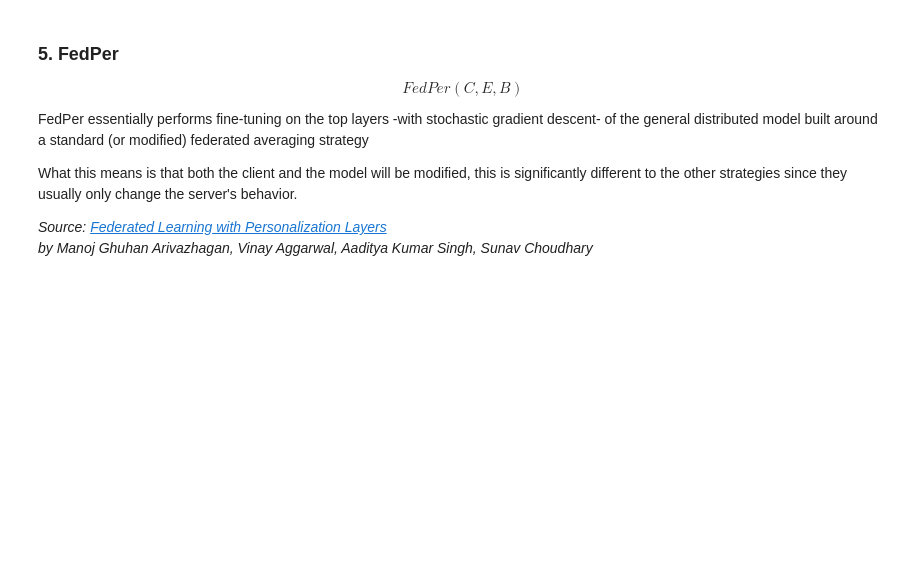
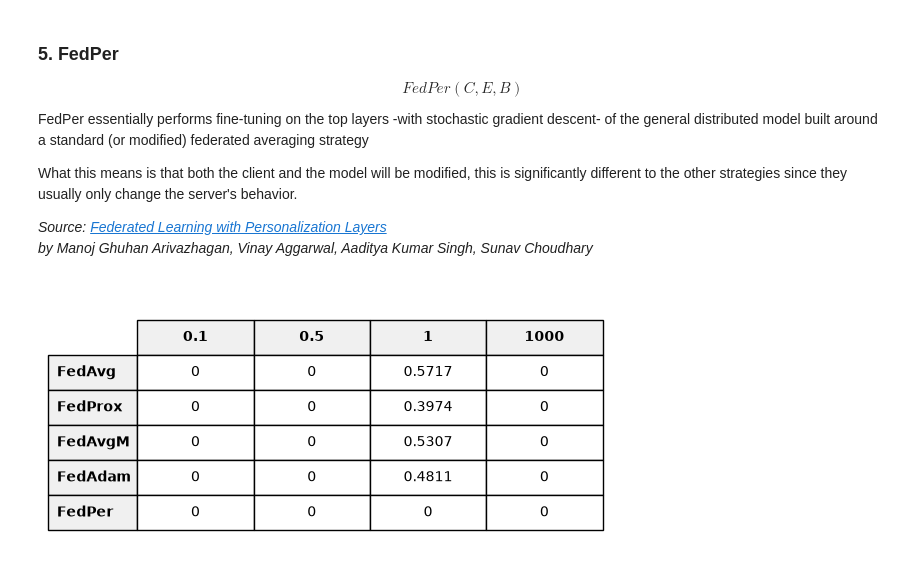
Before and after one commit to lautaorsi/Federated-Learning, a Jupyter notebook: project.ipynb, the cells around one changed output. Drawn from its saved outputs; the diff is of its cells as text; code cells hidden in the pictures; blank space fills up the shorter version.

```diff
--- a/project.ipynb
+++ b/project.ipynb
@@ -1105,4 +1105,7 @@ class Net(nn.Module):
 
     def forward(self, x):
         return self.model(x)
+
+alphas = [0.1,0.5,1,1000]
+seeds = [27,42,143]
 # %%
@@ -1137,0 +1139,14 @@ _Source: [Federated Optimization in Heterogeneous Networks](https://arxiv.org/pd
+# %%
+mu_values = [0.01, 0.1, 1]
+
+device = torch.device("cpu")
+fedProxModel = Net()
+fedProxAccuracies = []
+
+for mu in mu_values:
+    fedProxstate_dict = torch.load(f"./Aggregation_Strategies/FedProx/grid-search-models/fedProx_mu_{mu}.pt", map_location=torch.device('cpu'))
+    fedProxModel.load_state_dict(fedProxstate_dict)
+    fedProxModel.to(device)
+    (fedProxAccuracy, fedProxLoss) = test(fedProxModel, test_dataloader,torch.nn.CrossEntropyLoss())
+    print(f"Mu: {mu}      Accuracy: {fedProxAccuracy}")
+    fedProxAccuracies.append(fedProxAccuracy)
@@ -1246,0 +1260,53 @@ fedPerstd_val = torch.std(fedPer_all_outputs).item()
+# %%
+import matplotlib.pyplot as plt
+import numpy as np
+
+
+
+# Helper to clean/format floats and handle NaNs cleanly
+def clean_val(val):
+  if isinstance(val, (float, np.floating)):
+    return "-" if np.isnan(val) else f"{val:.4f}"
+  return str(val)
+
+
+col_labels = ["0.1", "0.5", "1", "1000"]
+row_labels = ["FedAvg", "FedProx", "FedAvgM", "FedAdam", "FedPer"]
+
+raw_data = [
+    [0, 0, f"{fedAvgAccuracies}  ", 0],
+    [0, 0 , fedProxAccuracy, 0],
+    [0, 0 , fedAvgMAccuracy, 0],
+    [0, 0 , fedAdamAccuracy, 0],
+    [0, 0, 0, 0],
+]
+
+formatted_data = [[clean_val(v) for v in row] for row in raw_data]
+
+# Create figure and axis with a cleaner aspect ratio
+fig, ax = plt.subplots(figsize=(6, 3))
+ax.axis("off")
+
+# Use native row/col labels and styled styling
+table = ax.table(
+    cellText=formatted_data,
+    rowLabels=row_labels,
+    colLabels=col_labels,
+    loc="center",
+    cellLoc="center",
+)
+
+table.auto_set_font_size(False)
+table.set_fontsize(10)
+table.scale(1.2, 1.8)
+
+# Optional: highlight header cells distinctively
+for (row, col), cell in table.get_celld().items():
+  if row == 0 or col == -1:
+    cell.set_facecolor("#f0f0f0")
+    cell.set_text_props(weight="bold")
+
+plt.tight_layout()
+plt.show()
+# %% [output]
+[figure, added]
```
Also changed, not shown: parts of 8 cells of this notebook, 54 other files.
